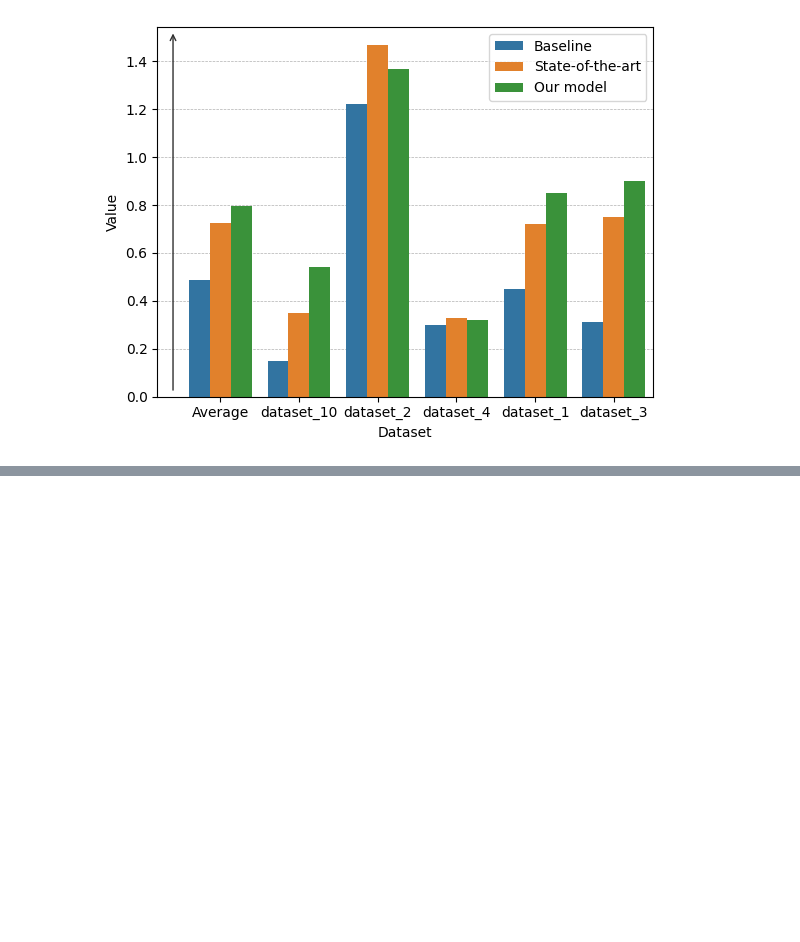
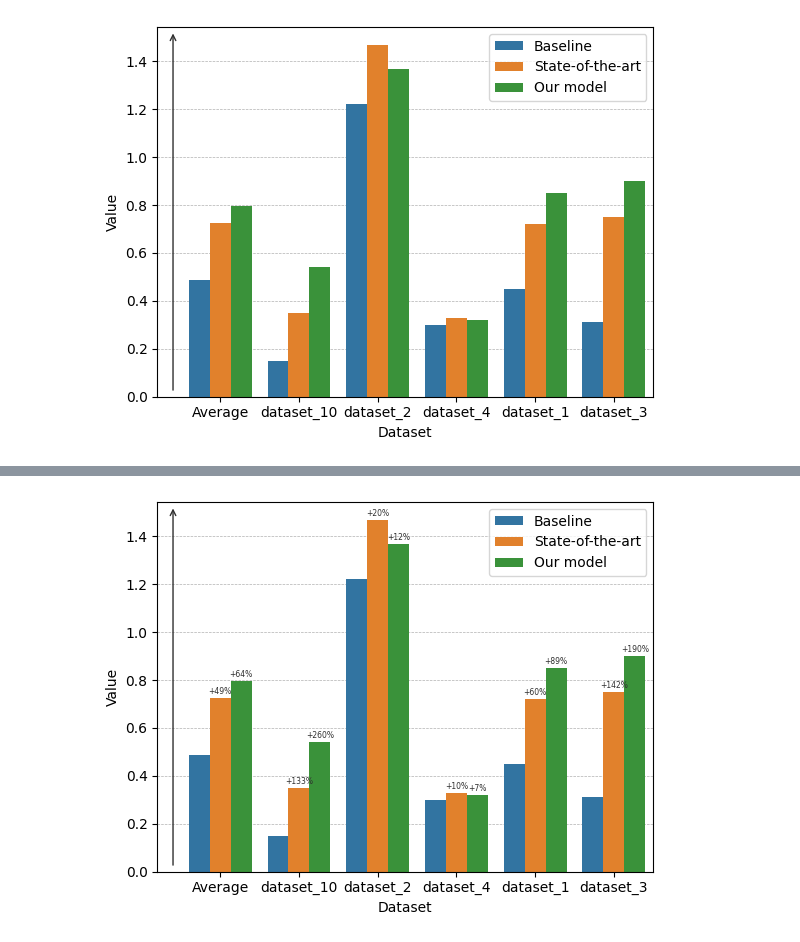
Before and after one commit to AlbertoParravicini/segretini-matplottini, a Jupyter notebook: notebooks/1_getting_started_with_barplots.ipynb, the cells around one changed output, grey strips where cells are left out. Drawn from its saved outputs; the diff is of its cells as text; code cells hidden in the pictures; blank space fills up the shorter version.

```diff
--- a/notebooks/1_getting_started_with_barplots.ipynb
+++ b/notebooks/1_getting_started_with_barplots.ipynb
@@ -389,0 +501,79 @@ plt.show()
+# %%
+from matplotlib.container import BarContainer
+
+
+def add_relative_performance_labels_to_bars(
+    ax: Axes, vertical_padding_percentage: float = 0.005, font_size: Optional[int] = None
+) -> Axes:
+    # Computing relative performance is less trivial.
+    # Bars are grouped in `BarContainer`, but each `BarContainer` contains
+    # the bars for a given model, not for a single dataset!
+    # So we need to re-group the bars so that they are grouped by dataset,
+    # obtain the height of the minimum bar (the baseline), and compute the relative performance;
+    containers: list[BarContainer] = ax.containers
+    # From [container x bars] to [bars x container];
+    bars_grouped_by_dataset: list[list[Rectangle]] = list(zip(*containers))
+    relative_heights_by_group: list[list[float]] = []
+    for group in bars_grouped_by_dataset:
+        # Bar with the lowest value for each dataset;
+        min_height = min([bar.get_height() for bar in group])
+        # Compute the relative performance for each bar in the group;
+        relative_heights_by_group.append([bar.get_height() / min_height for bar in group])
+    # From [bars x container] to [container x bars], then flatten the list of values;
+    relative_heights: list[float] = [value for group in zip(*relative_heights_by_group) for value in group]
+
+    # Now we associate each bar to its corresponding label;
+    bars: list[Rectangle] = [p for p in ax.patches if isinstance(p, Rectangle)]
+    for bar, relative_height in zip(bars, relative_heights):
+        # If the relative_height is 1 (i.e. the baseline), we can skip it;
+        if relative_height == 1:
+            continue
+        label_x_coordinate = bar.get_x() + bar.get_width() / 2
+        # We still need the absolute height of the bar, to place the label;
+        height = bar.get_height()
+        vertical_padding_data_coordinates = (ax.get_ylim()[1] - ax.get_ylim()[0]) * vertical_padding_percentage
+        label_y_coordinate = height + vertical_padding_data_coordinates
+        # But the label is the relative performance, as +X%;
+        label = f"+{relative_height - 1:.0%}"
+        ax.text(
+            x=label_x_coordinate,
+            y=label_y_coordinate,
+            s=label,  # Our label;
+            ha="center",  # Horizontal alignment;
+            va="bottom",  # Vertical alignment;
+            color="#2f2f2f",  # Text color, slightly gray;
+            fontsize=font_size,
+        )
+    return ax
+
+
+# Plot the results, like we did before;
+plt.rcdefaults()
+fig, ax = plt.subplots(nrows=1, ncols=1)
+
+ax: Axes = sns.barplot(data=data, x="dataset", y="value", hue="model", ax=ax)
+
+# Update the existing legend labels to have more meaningful names;
+handles, labels = ax.get_legend_handles_labels()
+ax.legend(handles=handles, labels=["Baseline", "State-of-the-art", "Our model"])
+
+# Update the x-axis and y-axis labels;
+ax.set_xlabel("Dataset")
+ax.set_ylabel("Value")
+
+# Add the arrow to denote that higher values are better;
+ax = higher_is_better_arrow(ax)
+
+# Make sure that the grid is drawn below the bars, instead of above;
+ax.set_axisbelow(True)
+# Add a grid to the y-axis;
+ax.grid(axis="y", linestyle="--", linewidth=0.5)
+
+# Add labels with relative performance values on top of each bar.
+# Guess what? The labels are longer, so we need a smaller font size!
+ax = add_relative_performance_labels_to_bars(ax, font_size=5.5)
+
+# Show the barplot;
+plt.show()
+# %% [output]
+[figure, added]
```
Also changed, not shown: parts of 14 cells of this notebook, 3 other files.
